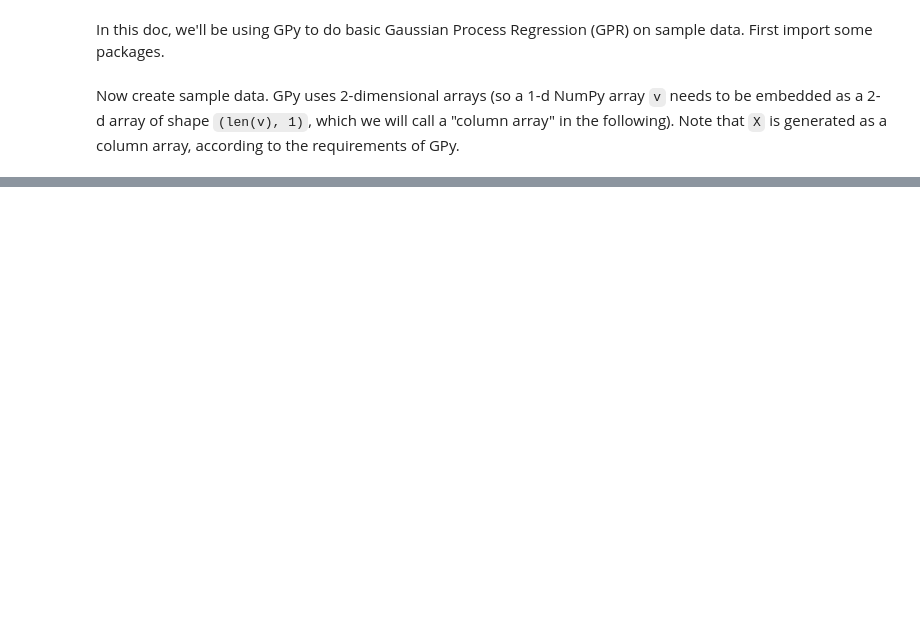
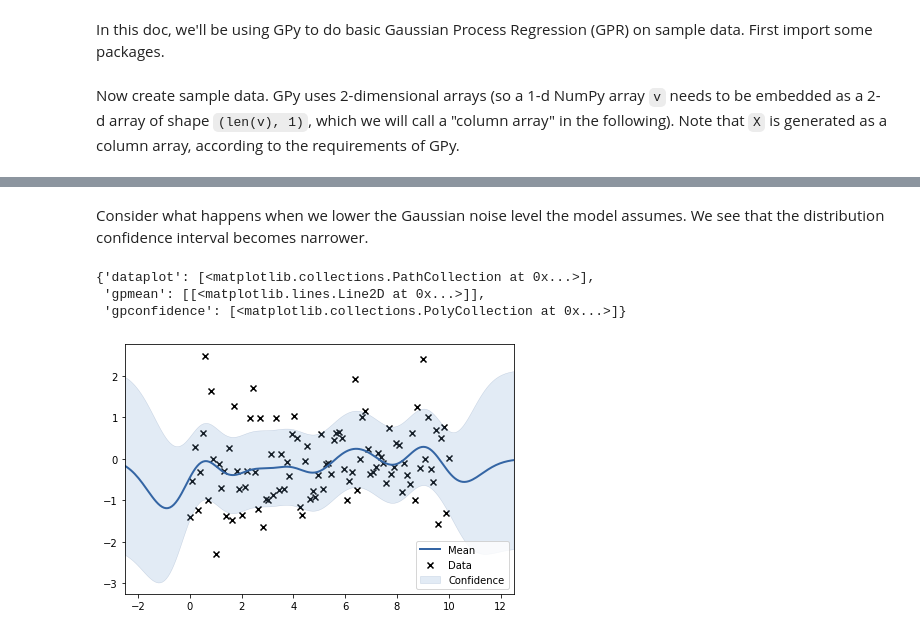
Before and after one commit to julian-ba/gaussian_process_regression, a Jupyter notebook: GPy_testing.ipynb, the cells around one changed output, grey strips where cells are left out. Cells and saved outputs as stored; diff of their text form; code cells hidden in the pictures; blank space fills up the shorter version.

```diff
--- a/GPy_testing.ipynb
+++ b/GPy_testing.ipynb
@@ -29,0 +54,10 @@ kern1 = gpy.kern.RBF(input_dim=1)
+# %% [markdown]
+Consider what happens when we lower the Gaussian noise level the model assumes. We see that the distribution confidence interval becomes narrower.
+# %%
+model1.Gaussian_noise.variance = 0.2
+model1.plot()
+# %% [output]
+{'dataplot': [<matplotlib.collections.PathCollection at 0x...>],
+ 'gpmean': [[<matplotlib.lines.Line2D at 0x...>]],
+ 'gpconfidence': [<matplotlib.collections.PolyCollection at 0x...>]}
+[figure, added]
```
Also changed, not shown: parts of 10 cells of this notebook, 1 other file.
